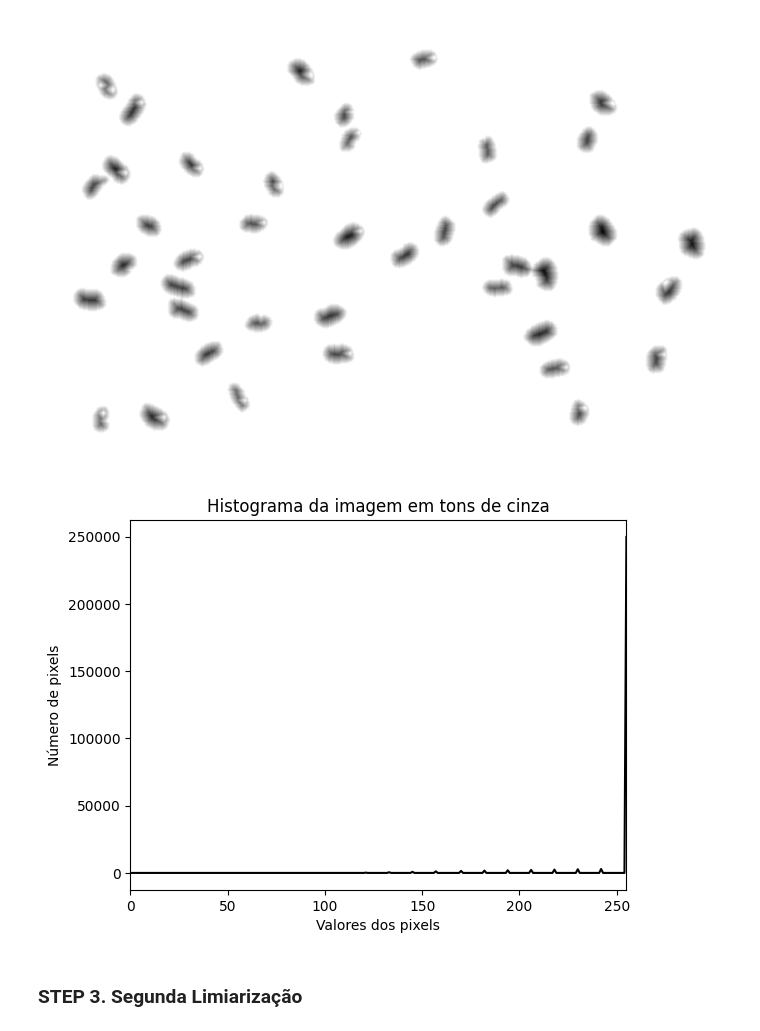
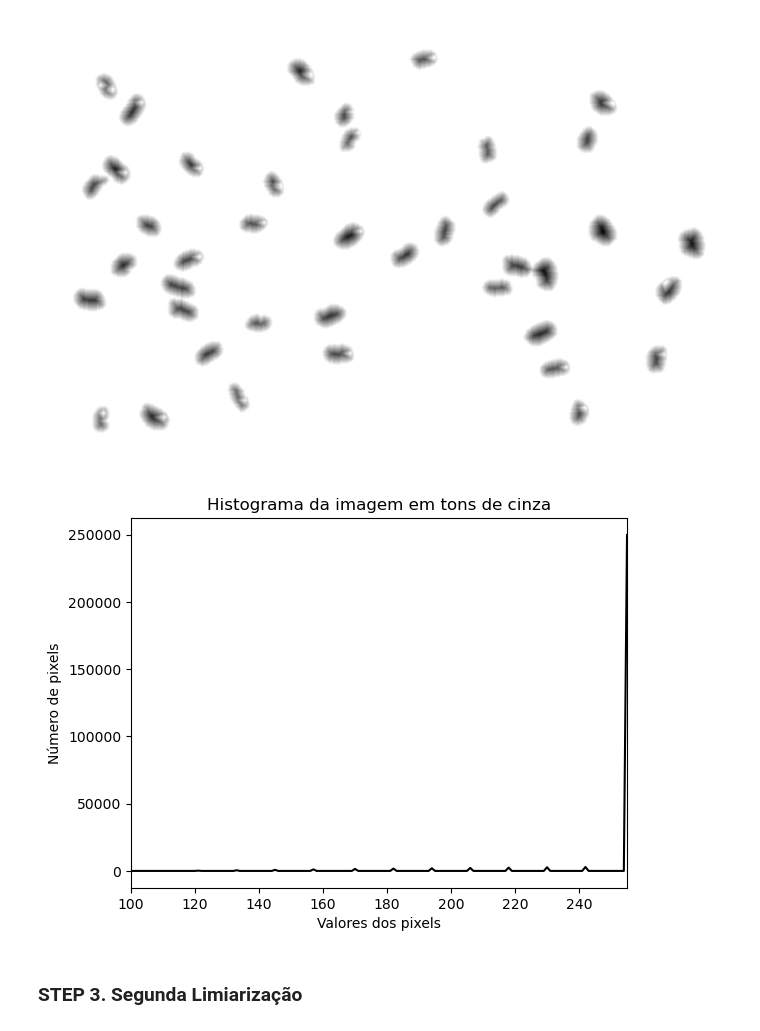
Before and after one commit to otaviofbrito/Digital-Image-Processing, a Jupyter notebook: bean-counter/contafeijao.ipynb, the cells around one changed output. Drawn from its saved outputs; the diff is of its cells as text; code cells hidden in the pictures.

```diff
--- a/bean-counter/contafeijao.ipynb
+++ b/bean-counter/contafeijao.ipynb
@@ -76,15 +75,15 @@ print(img.gray_level)
 # %%
 histograma = utils.histogram(img)
 
 plot.figure()
 plot.title("Histograma da imagem em tons de cinza")
 plot.xlabel("Valores dos pixels")
 plot.ylabel("Número de pixels")
 plot.plot(histograma, color='black')
-plot.xlim([0, 255])
+plot.xlim([100, 255])
 plot.show()
 # %% [output]
-[figure, old version]
+[figure, new version]
 # %% [markdown]
 ### STEP 3. Segunda Limiarização
 # %%
```
Also changed, not shown: parts of 2 cells of this notebook, 6 other files.
